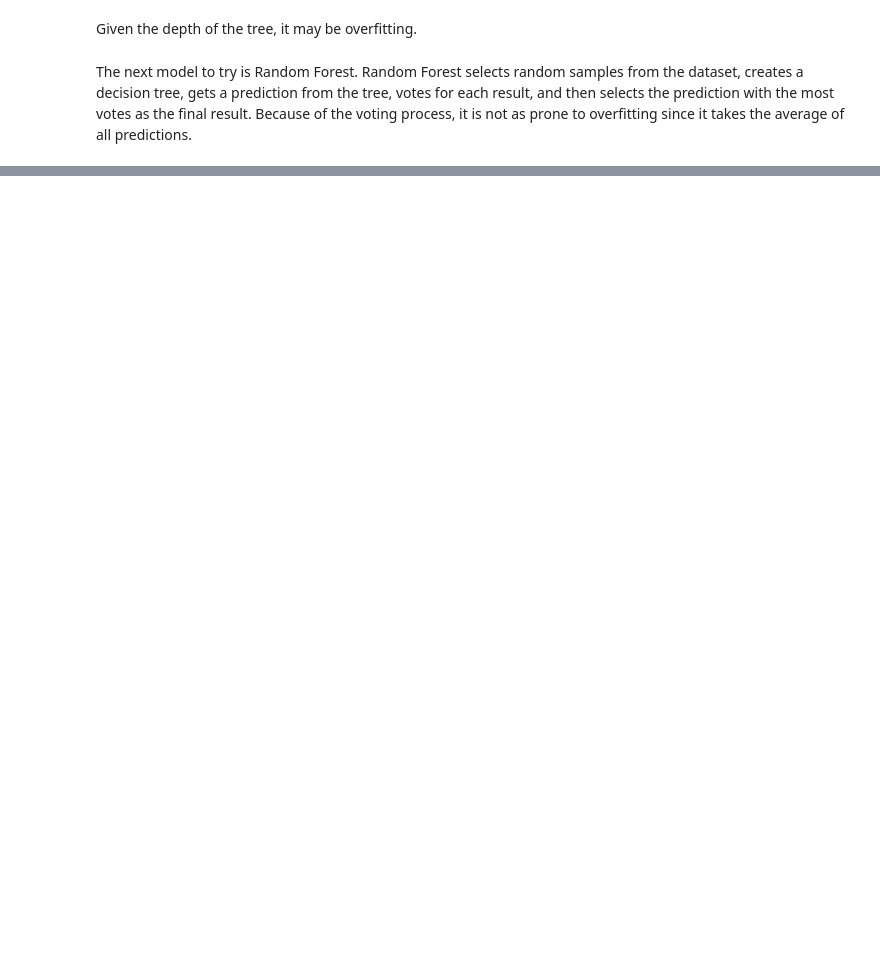
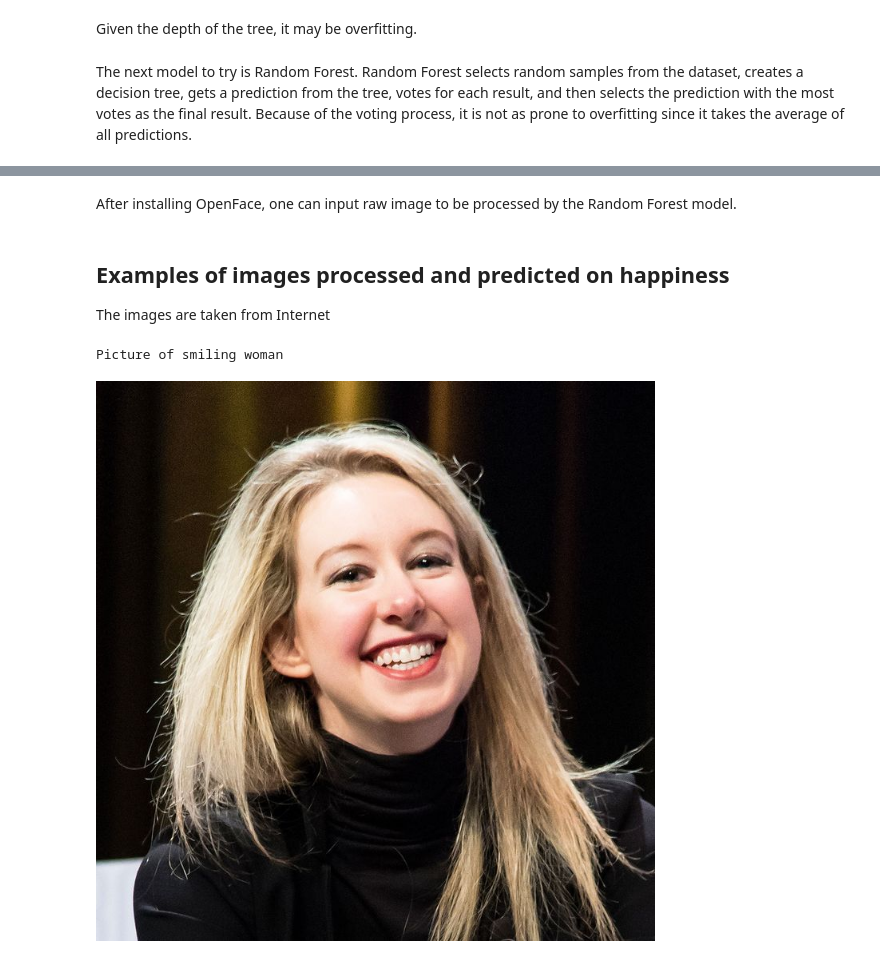
Before and after one commit to bronwynbiro/Object-Related-Affect, a Jupyter notebook: Project.ipynb, the cells around one changed output, grey strips where cells are left out. Cells and saved outputs as stored; diff of their text form; code cells hidden in the pictures; blank space fills up the shorter version.

```diff
--- a/Project.ipynb
+++ b/Project.ipynb
@@ -143,0 +695,2 @@ dtype: float64
+# %% [markdown]
+After installing OpenFace, one can input raw image to be processed by the Random Forest model.
@@ -143,0 +748,9 @@ dtype: float64
+# %% [markdown]
+## Examples of images processed and predicted on happiness
+The images are taken from Internet
+# %%
+print("Picture of smiling woman")
+Image("holmes.jpg")
+# %% [output]
+Picture of smiling woman
+[figure, added]
```
Also changed, not shown: parts of 71 cells of this notebook.
